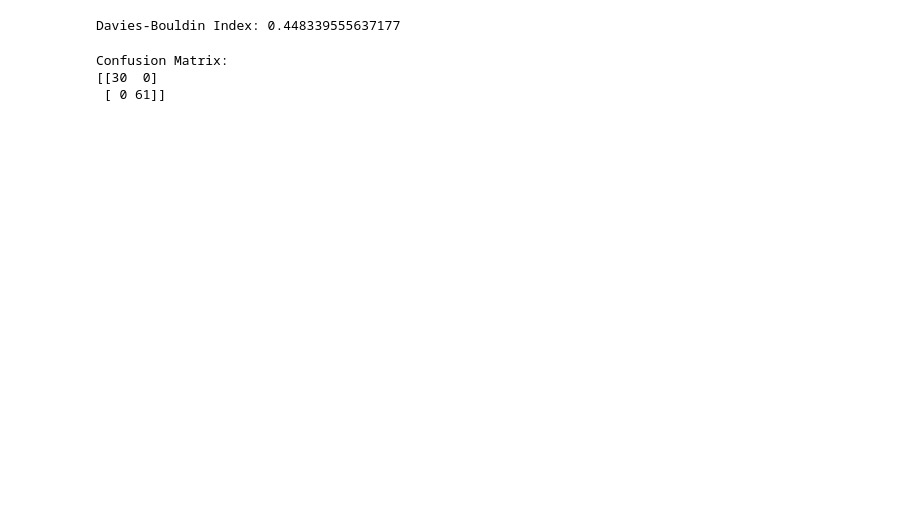
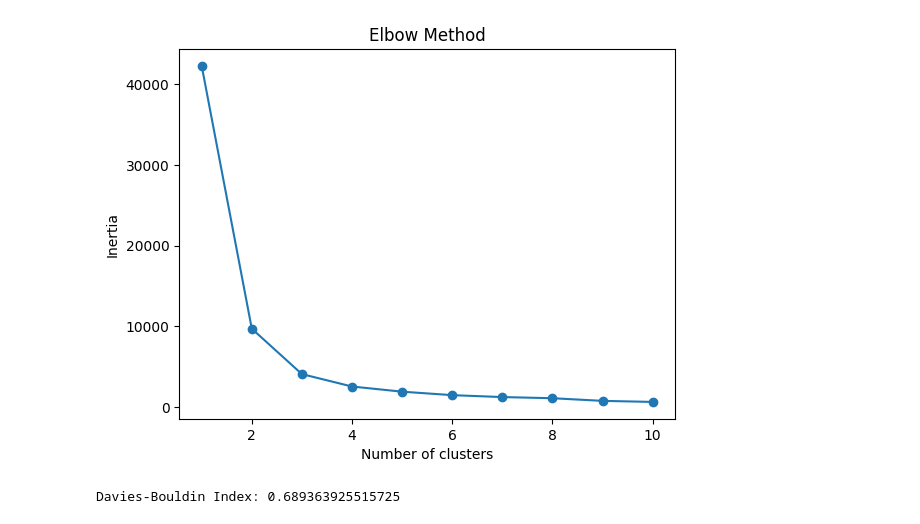
Before and after one commit to KristinBrGultom/Skripsi, a Jupyter notebook: Skripsi.ipynb, the cells around one changed output. Saved outputs shown, nothing was run; the diff lists cells and outputs as text; code cells hidden in the pictures; blank space fills up the shorter version.

```diff
--- a/Skripsi.ipynb
+++ b/Skripsi.ipynb
@@ -47,11 +7,0 @@ print(X)
-# %%
-wcss = []
-for i in range(1,11):
-    kmeans = KMeans(n_clusters= i, init = 'k-means++', random_state= 42)
-    kmeans.fit(X)
-    wcss.append(kmeans.inertia_)
-plt.plot(range(1,11), wcss)
-plt.title('Method Elbow')
-plt.xlabel('Jumlah Cluster')
-plt.ylabel('wcss')
-plt.show()
@@ -70,4 +7,0 @@ plt.show
-# %%
-#Mengaktifkan K_means dengan jumlah Kluster= 2
-kmeans = KMeans(n_clusters=2)
-kmeans.fit(X)
@@ -102,0 +8,4 @@ plt.show()
+# %%
+#mengimport  data dalam bentuk csv
+dfkp = pd.read_csv('KuisionerPenelitian.csv',sep=',',engine='python')
+dfkp.head()
@@ -102,0 +50,4 @@ plt.show()
+# %%
+#untuk menambahkan semua kolom
+X = dfkp.iloc[:, :]
+X
@@ -103,28 +148,30 @@ plt.show()
+# %%
+#Pengujian clustering menggunakan metode elbow
+# Inisialisasi list untuk menyimpan nilai inersia (inertia) dari setiap jumlah cluster
+inertia = []
+
+# Jumlah cluster yang ingin diuji
+num_clusters = range(1, 11)  # Anda bisa menyesuaikan rentang ini sesuai kebutuhan
+
+# Melakukan iterasi untuk setiap jumlah cluster dan menghitung inersia
+for k in num_clusters:
+    kmeans = KMeans(n_clusters=k)
+    kmeans.fit(X)
+    inertia.append(kmeans.inertia_)
+
+# Plotting elbow method
+plt.plot(num_clusters, inertia, marker='o')
+plt.xlabel('Number of clusters')
+plt.ylabel('Inertia')
+plt.title('Elbow Method')
+plt.show()
+# %% [output]
+[figure, added]
 # %%
+#Pengujian clustering terbaik
 from sklearn.metrics import davies_bouldin_score
-
 # Menghitung Davies-Bouldin Index
 db_index = davies_bouldin_score(X, kmeans.labels_)
 print("Davies-Bouldin Index:", db_index)
 # %% [output]
-Davies-Bouldin Index: 0.448339555637177
+Davies-Bouldin Index: 0.689363925515725
-# %%
-# Misalkan X adalah data Anda dan y adalah label kelas yang sebenarnya
-
-# Menerapkan K-Means untuk melakukan clustering
-kmeans = KMeans(n_clusters=2, random_state=42)
-kmeans.fit(X)
-
-# Menggunakan hasil clustering untuk memprediksi label
-y_pred = kmeans.predict(X)
-
-# Membuat confusion matrix
-# Asumsikan bahwa label prediksi dari K-Means merepresentasikan kelas
-conf_matrix = confusion_matrix(y_pred, y_pred)
-
-print("Confusion Matrix:")
-print(conf_matrix)
-# %% [output]
-Confusion Matrix:
-[[30  0]
- [ 0 61]]
```
Also changed, not shown: parts of 21 cells of this notebook, 1 other file.
